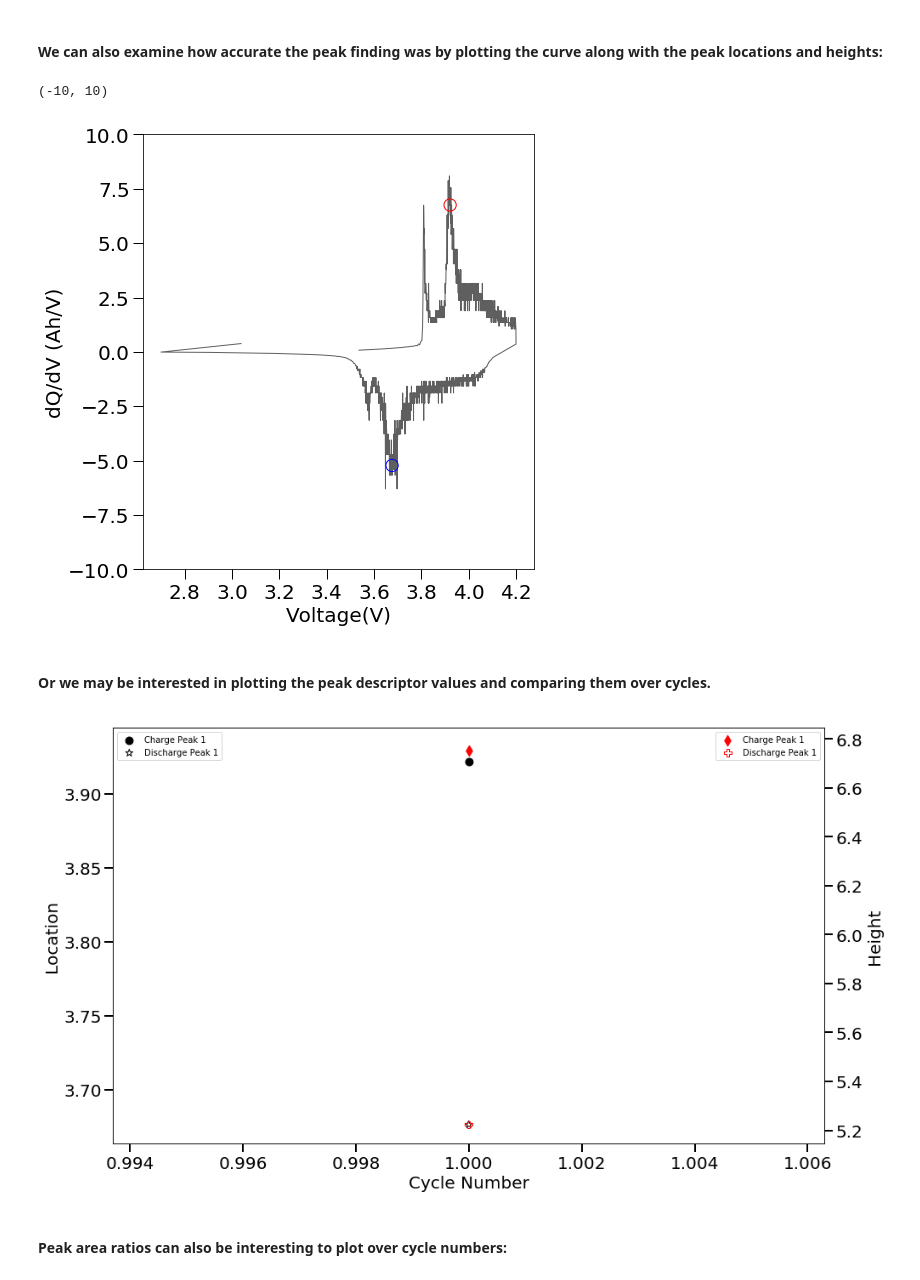
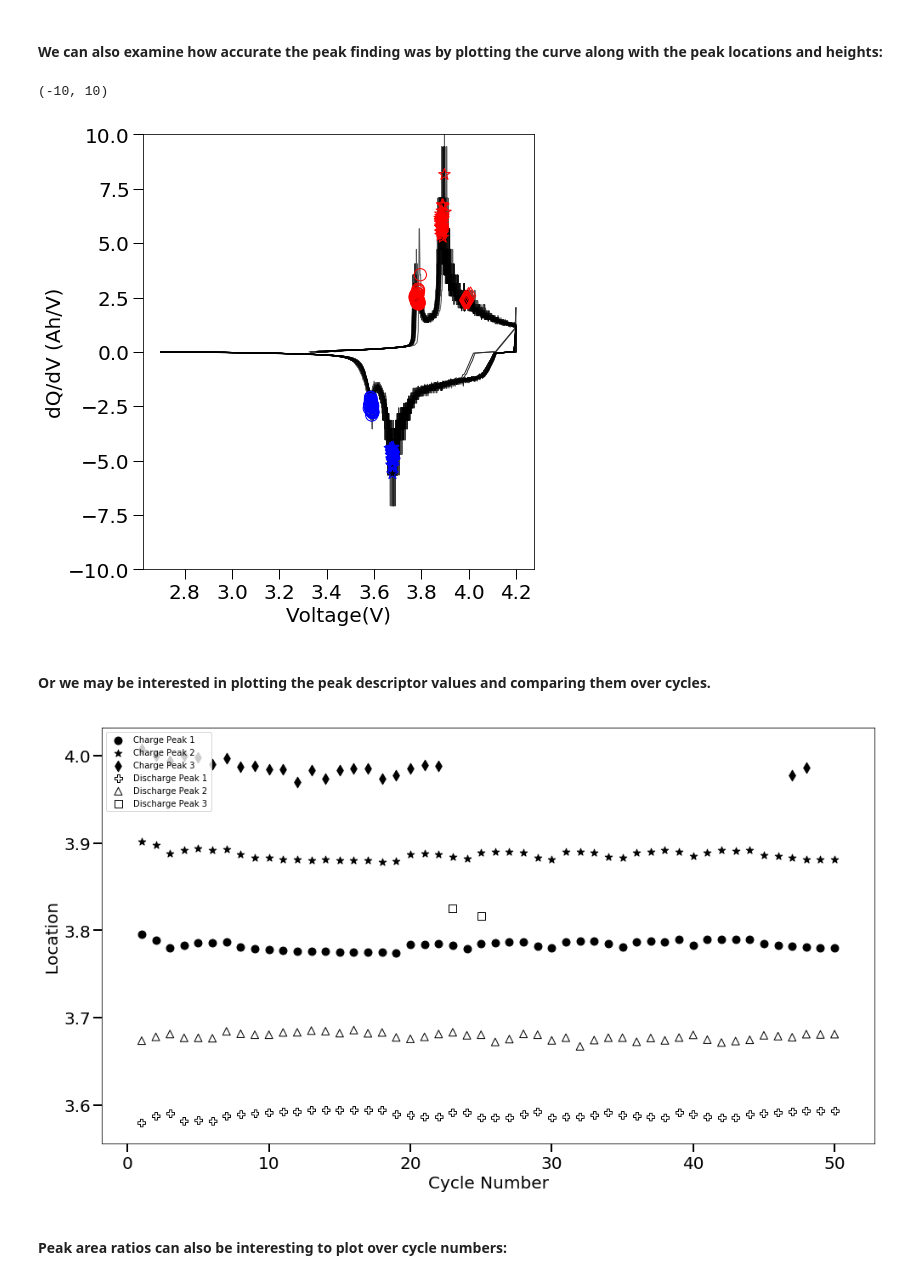
Before and after one commit to nicolet5/DiffCapAnalyzer, a Jupyter notebook: examples/ProcessData_PlotDescriptors_Examples.ipynb, the cells around one changed output. Saved outputs shown, nothing was run; the diff lists cells and outputs as text; code cells hidden in the pictures.

```diff
--- a/examples/ProcessData_PlotDescriptors_Examples.ipynb
+++ b/examples/ProcessData_PlotDescriptors_Examples.ipynb
@@ -51,3 +32,10 @@ That file name has already been uploaded into the database.
+# %%
+df = pd.read_csv(os.path.join('../data/ARBIN/CS2_33/CS2_33_8_30_10.csv'))
+database = 'example_db.db'
+base_filename = 'CS2_33_8_30_10'
+datatype = 'ARBIN'
+
+descriptors_df = process_one_file(df, base_filename, database, datatype, peak_thresh = 0.3)
 # %% [markdown]
 ## Now that the raw data has been processed, we can plot it and look at our peak descriptors
 # %%
@@ -55,10 +43,10 @@ That file name has already been uploaded into the database.
 # If you are interested in plotting something other than
 # the file that was just processed, simply change the base_filename
 # variable to the file name in the database you wish to plot.
-base_filename = filename.split(".")[0]
+
 raw_filename = base_filename + "Raw"
 model_filename = base_filename + "-ModPoints"
-descriptors_filename = base_filename + "ModParams-descriptors"
+descriptors_filename = base_filename + "-descriptors"
 clean_filename = base_filename + "CleanSet"
 # %% [markdown]
 #### First let's plot the raw dQ/dV curve of an example cycle, with the model overlaid.
@@ -103,8 +91,8 @@ plt.ylim(-10,10)
 charge_peak_numbers_to_plot = [1, 2, 4]
 discharge_peak_numbers_to_plot = [1, 2, 4]
 
-clean_df = dbfs.get_file_from_database(clean_filename, database)
-descriptors_df = dbfs.get_file_from_database(descriptors_filename, database)
+clean_df = get_file_from_database(clean_filename, database)
+descriptors_df = get_file_from_database(descriptors_filename, database)
 
 fig1 = plt.figure(figsize = (7,8), facecolor = 'w', edgecolor= 'k')
 
@@ -152,11 +140,11 @@ plt.ylim(-10,10)
 # plt.savefig(fname = 'ExampleWithDescriptors.png', bbox_inches='tight', dpi = 600)
 # %% [output]
 (-10, 10)
-[figure, old version]
+[figure, new version]
 # %% [markdown]
 #### Or we may be interested in plotting the peak descriptor values and comparing them over cycles.
 # %%
-descriptors_df = dbfs.get_file_from_database(descriptors_filename, database)
+descriptors_df = get_file_from_database(descriptors_filename, database)
 
 # The following variables can be filled out to customize the plot
 descriptors_to_plot = ["Location", "Height"]
@@ -174,57 +162,34 @@ short_hand_dictionary = {"Location": "loc", "Height": "actheight", "Area": "area
 descriptor1 = descriptors_to_plot[0]
 
 fig, ax1 = plt.subplots(figsize = (14,8), facecolor = 'w', edgecolor = 'k')
 ax1.set_xlabel("Cycle Number", fontsize = 20)
 ax1.set_ylabel(descriptor1, fontsize =20)
 marker = itertools.cycle(('o', '*', 'd', 'P', '^', 's'))
 
 
 for peak_num in charge_peak_numbers_to_plot:
     column_name = "sorted" + short_hand_dictionary[descriptor1] + "-c-" + str(peak_num)
     if column_name in descriptors_df.columns:
         ax1.scatter(descriptors_df["c_cycle_number"], descriptors_df[column_name], color = 'black', marker = next(marker),
                     s = 80, label = "Charge Peak " + str(peak_num))
     ax1.tick_params(size = 10, width = 2, labelsize = 20)
 
 
 for peak_num in discharge_peak_numbers_to_plot:
     column_name = "sorted" + short_hand_dictionary[descriptor1] + "-d-" + str(peak_num)
     if column_name in descriptors_df.columns:
         ax1.scatter(descriptors_df["d_cycle_number"], descriptors_df[column_name], facecolor = 'none',
                     edgecolors= 'black', marker = next(marker), s = 80, label = "Discharge Peak " + str(peak_num))
     ax1.tick_params(size = 10, width = 2, labelsize = 20)
 
 ax1.legend(loc = "upper left")
 
-# Descriptor 2:
-descriptor2 = descriptors_to_plot[1]
-
-ax2 = ax1.twinx()
-ax2.set_ylabel(descriptor2, fontsize =20)
-
-for peak_num in charge_peak_numbers_to_plot:
-    column_name = "sorted" + short_hand_dictionary[descriptor2] + "-c-" + str(peak_num)
-    if column_name in descriptors_df.columns:
-        ax2.scatter(descriptors_df["c_cycle_number"], descriptors_df[column_name], color = 'red',
-                    marker = next(marker), s = 80, label = "Charge Peak " + str(peak_num))
-    ax2.tick_params(size = 10, width = 2, labelsize = 20)
-
-for peak_num in discharge_peak_numbers_to_plot:
-    column_name = "sorted" + short_hand_dictionary[descriptor2] + "-d-" + str(peak_num)
-    if column_name in descriptors_df.columns:
-        ax2.scatter(descriptors_df["d_cycle_number"], descriptors_df[column_name], facecolor = 'none',
-                    edgecolors = 'red', marker = next(marker), s = 80, label = "Discharge Peak " + str(peak_num))
-    ax2.tick_params(size = 10, width = 2, labelsize = 20)
-
-ax2.legend()
-
-
 fig.tight_layout()
 # otherwise the right y-label is slightly clipped
 
 # plt.savefig(fname = 'PeakDescriptorsOverCycles.png', bbox_inches='tight', dpi = 600)
 # %% [output]
-[figure, old version]
+[figure, new version]
 # %% [markdown]
 #### Peak area ratios can also be interesting to plot over cycle numbers:
 # %%
```
Also changed, not shown: parts of 14 cells of this notebook, 36 other files.
